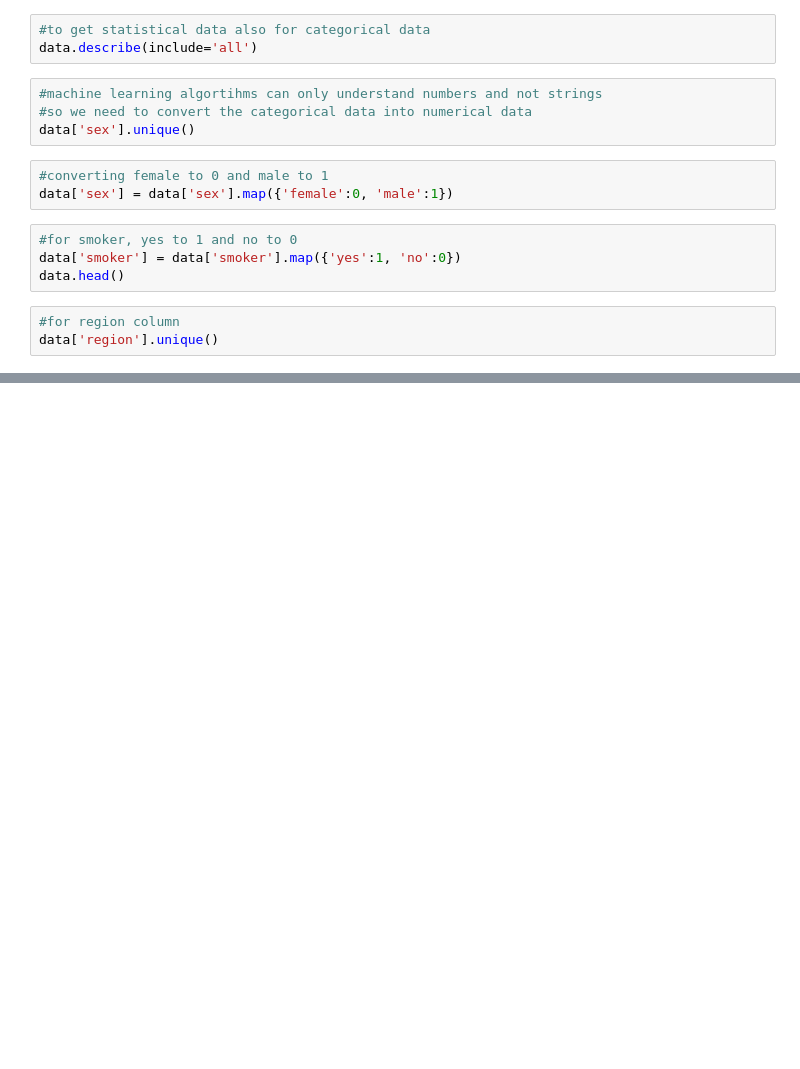
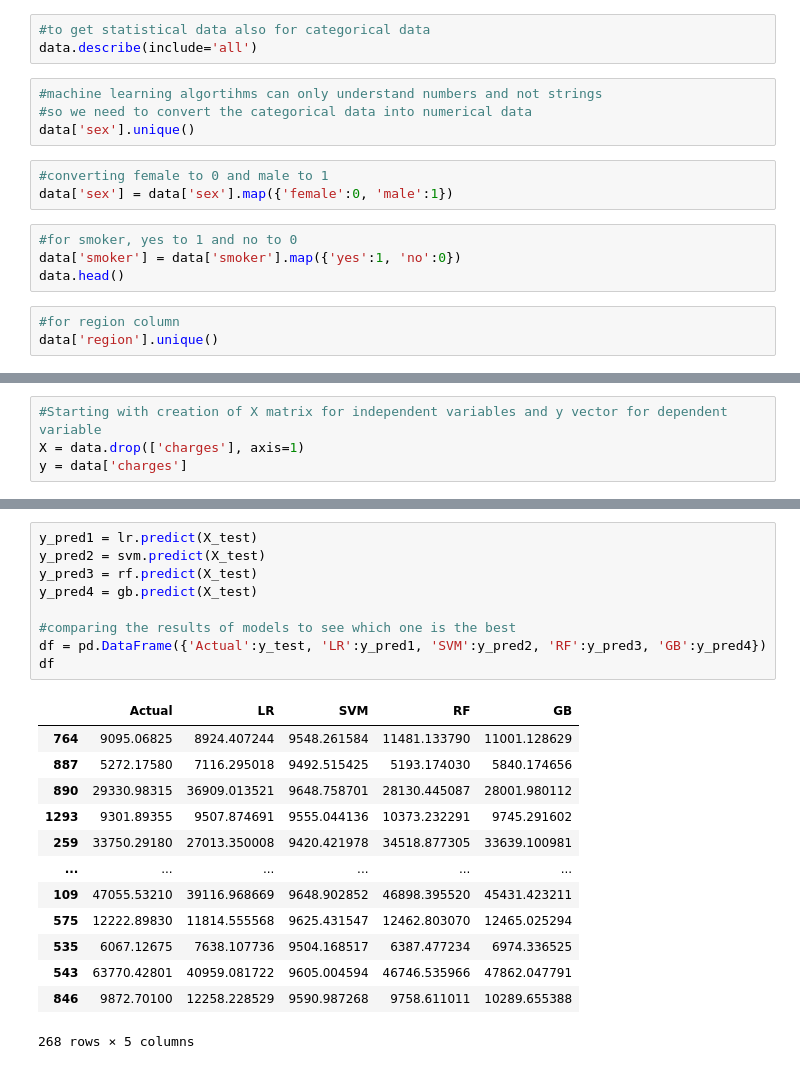
Before and after one commit to MuursaleenBats/ml_projects, a Jupyter notebook: insurance cost prediction/insurance.ipynb, the cells around one changed output, grey strips where cells are left out. Saved outputs shown, nothing was run; the diff lists cells and outputs as text; blank space fills up the shorter version.

```diff
--- a/insurance cost prediction/insurance.ipynb
+++ b/insurance cost prediction/insurance.ipynb
@@ -49,0 +54,4 @@ data.head()
+# %%
+#Starting with creation of X matrix for independent variables and y vector for dependent variable
+X = data.drop(['charges'], axis=1)
+y = data['charges']
@@ -49,0 +71,23 @@ data.head()
+# %%
+y_pred1 = lr.predict(X_test)
+y_pred2 = svm.predict(X_test)
+y_pred3 = rf.predict(X_test)
+y_pred4 = gb.predict(X_test)
+
+#comparing the results of models to see which one is the best
+df = pd.DataFrame({'Actual':y_test, 'LR':y_pred1, 'SVM':y_pred2, 'RF':y_pred3, 'GB':y_pred4})
+df
+# %% [output]
+|  | Actual | LR | SVM | RF | GB |
+| 764 | 9095.06825 | 8924.407244 | 9548.261584 | 11481.133790 | 11001.128629 |
+| 887 | 5272.17580 | 7116.295018 | 9492.515425 | 5193.174030 | 5840.174656 |
+| 890 | 29330.98315 | 36909.013521 | 9648.758701 | 28130.445087 | 28001.980112 |
+| 1293 | 9301.89355 | 9507.874691 | 9555.044136 | 10373.232291 | 9745.291602 |
+| 259 | 33750.29180 | 27013.350008 | 9420.421978 | 34518.877305 | 33639.100981 |
+| ... | ... | ... | ... | ... | ... |
+| 109 | 47055.53210 | 39116.968669 | 9648.902852 | 46898.395520 | 45431.423211 |
+| 575 | 12222.89830 | 11814.555568 | 9625.431547 | 12462.803070 | 12465.025294 |
+| 535 | 6067.12675 | 7638.107736 | 9504.168517 | 6387.477234 | 6974.336525 |
+| 543 | 63770.42801 | 40959.081722 | 9605.004594 | 46746.535966 | 47862.047791 |
+| 846 | 9872.70100 | 12258.228529 | 9590.987268 | 9758.611011 | 10289.655388 |
+268 rows × 5 columns
```
Also changed, not shown: parts of 9 cells of this notebook.
